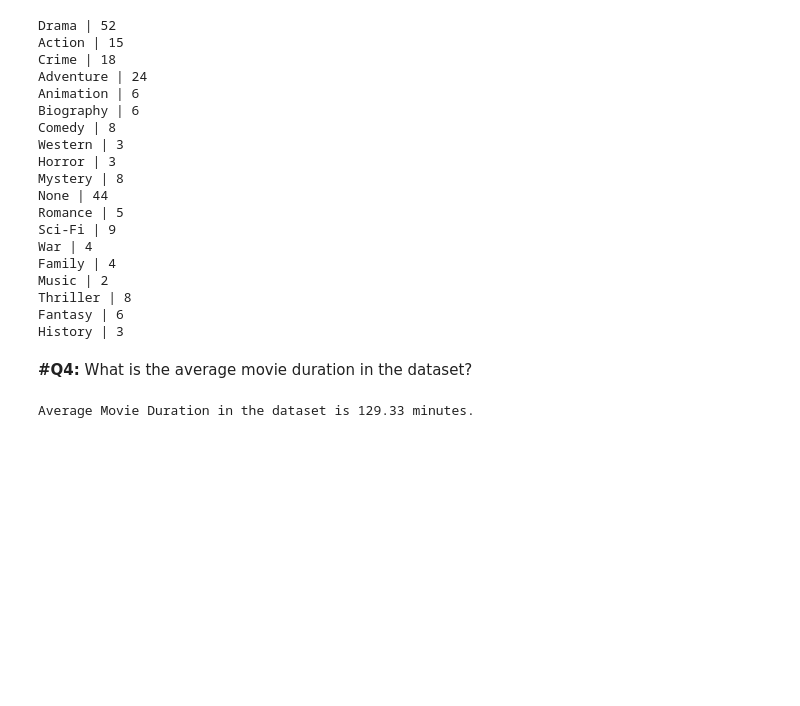
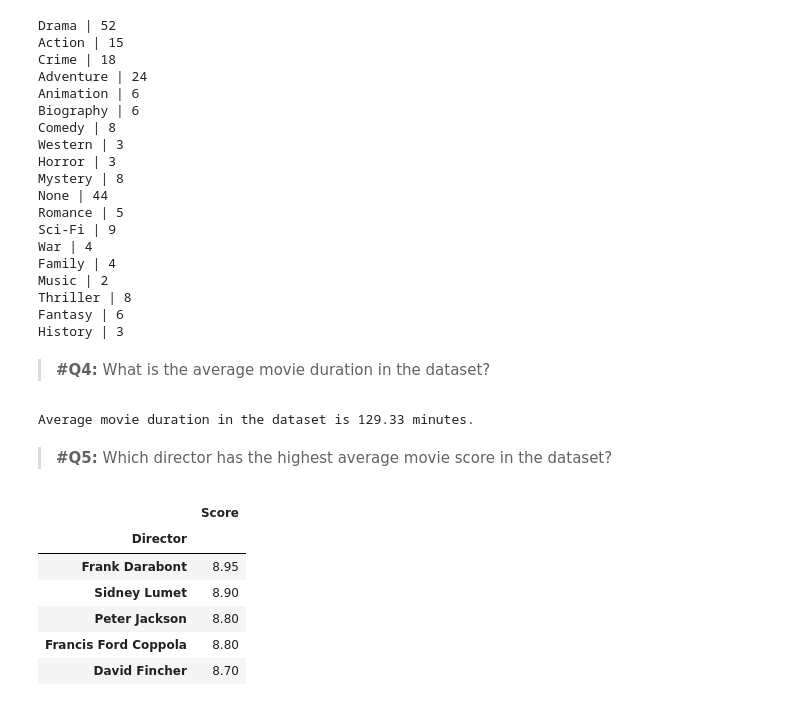
Before and after one commit to ChrisDiamantis99/Data-Analysis-With-Dirty-Data, a Jupyter notebook: Link_dirty.ipynb, the cells around one changed output. Drawn from its saved outputs; the diff is of its cells as text; code cells hidden in the pictures; blank space fills up the shorter version.

```diff
--- a/Link_dirty.ipynb
+++ b/Link_dirty.ipynb
@@ -348,8 +347,25 @@ Thriller | 8
 Fantasy | 6
 History | 3
 # %% [markdown]
-**#Q4:** What is the average movie duration in the dataset?
+>**#Q4:** What is the average movie duration in the dataset?
 # %%
-print('Average Movie Duration in the dataset is {0:.2f} minutes.'.format(df['Duration'].mean()))
+print('Average movie duration in the dataset is {0:.2f} minutes.'.format(df['Duration'].mean()))
 # %% [output]
-Average Movie Duration in the dataset is 129.33 minutes.
+Average movie duration in the dataset is 129.33 minutes.
+# %% [markdown]
+>**#Q5:** Which director has the highest average movie score in the dataset?
+# %%
+group_directors = df.groupby(by = 'Director')
+# %%
+highest_average_movies = group_directors['Score'].apply(lambda m : m.mean())
+highest_average_movies = pd.DataFrame(highest_average_movies)
+# %%
+highest_average_movies.sort_values(by = 'Score', ascending= False).head(5)
+# %% [output]
+|  | Score |
+| Director |  |
+| Frank Darabont | 8.95 |
+| Sidney Lumet | 8.90 |
+| Peter Jackson | 8.80 |
+| Francis Ford Coppola | 8.80 |
+| David Fincher | 8.70 |
```
Also changed, not shown: parts of 15 cells of this notebook.
